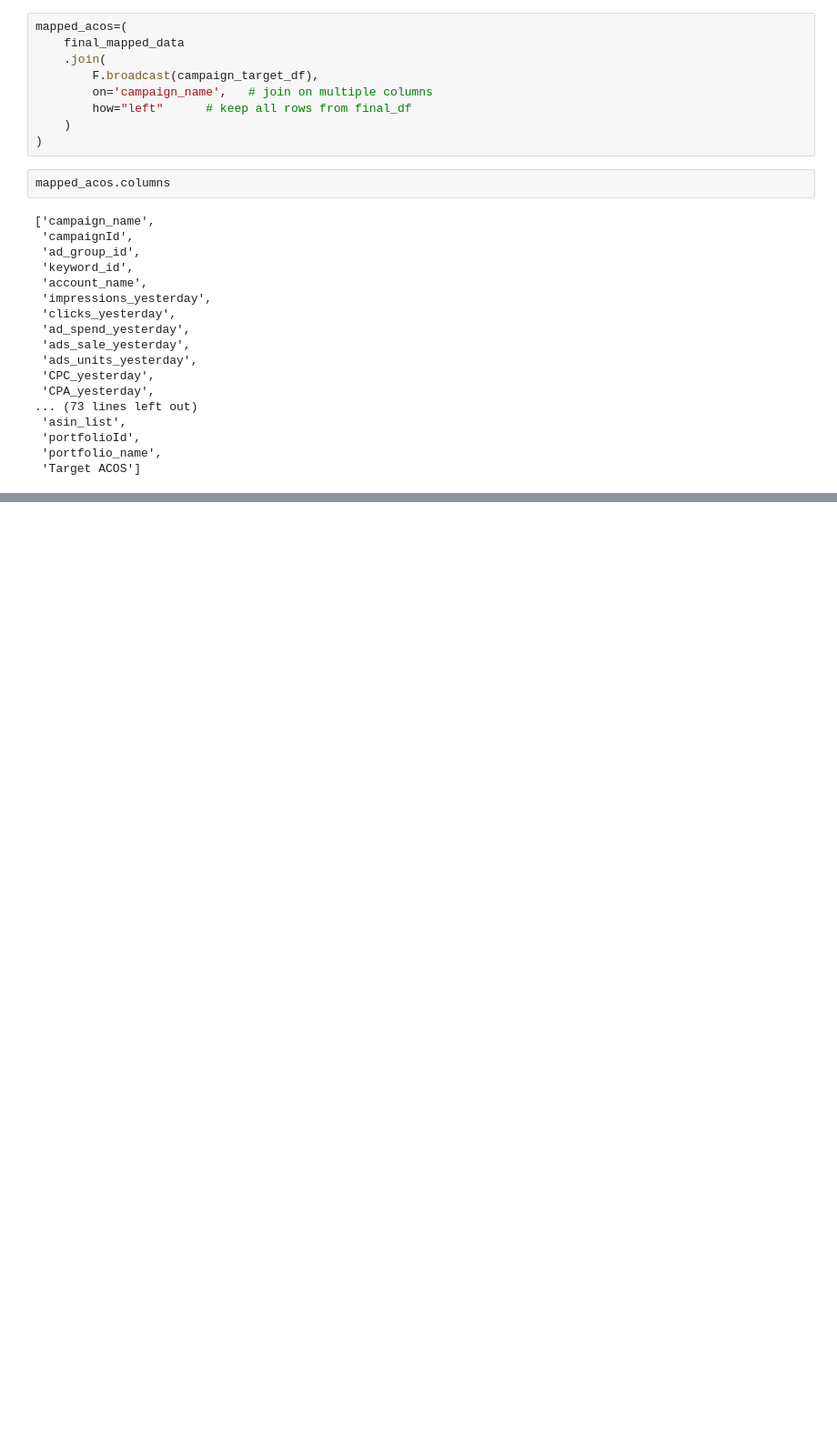
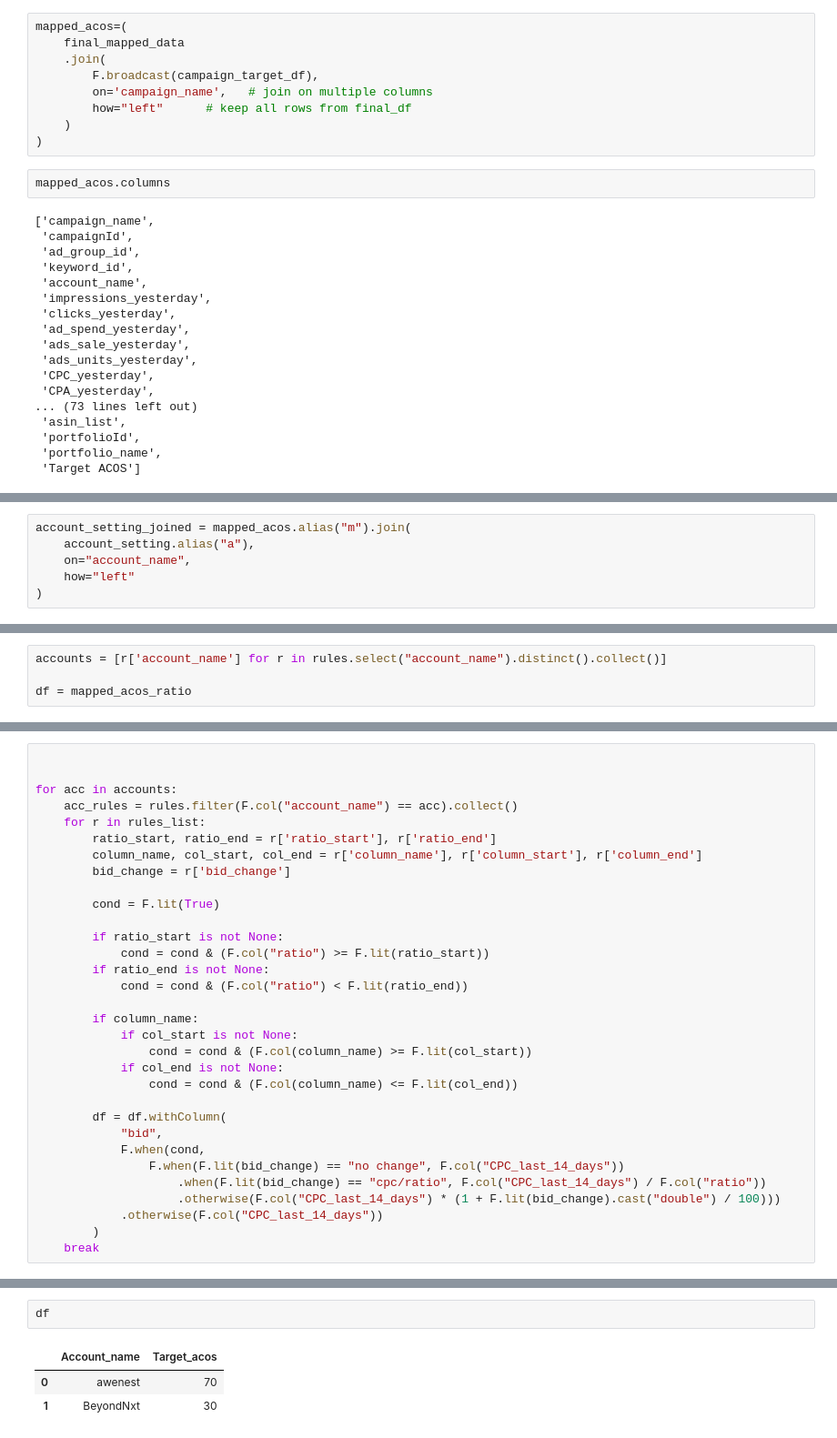
Before and after one commit to abhikashyap/data-pipeline-s3-postgres, a Jupyter notebook: src/kw_kt.ipynb, the cells around one changed output, grey strips where cells are left out. Shown at 91% size. Cells and saved outputs as stored; diff of their text form; blank space fills up the shorter version.

```diff
--- a/src/kw_kt.ipynb
+++ b/src/kw_kt.ipynb
@@ -658,0 +649,6 @@ only showing top 20 rows
+# %%
+account_setting_joined = mapped_acos.alias("m").join(
+    account_setting.alias("a"),
+    on="account_name",
+    how="left"
+)
@@ -658,0 +724,4 @@ only showing top 20 rows
+# %%
+accounts = [r['account_name'] for r in rules.select("account_name").distinct().collect()]
+
+df = mapped_acos_ratio
@@ -658,0 +732,32 @@ only showing top 20 rows
+# %%
+
+
+for acc in accounts:
+    acc_rules = rules.filter(F.col("account_name") == acc).collect()
+    for r in rules_list:
+        ratio_start, ratio_end = r['ratio_start'], r['ratio_end']
+        column_name, col_start, col_end = r['column_name'], r['column_start'], r['column_end']
+        bid_change = r['bid_change']
+
+        cond = F.lit(True)
+
+        if ratio_start is not None:
+            cond = cond & (F.col("ratio") >= F.lit(ratio_start))
+        if ratio_end is not None:
+            cond = cond & (F.col("ratio") < F.lit(ratio_end))
+
+        if column_name:
+            if col_start is not None:
+                cond = cond & (F.col(column_name) >= F.lit(col_start))
+            if col_end is not None:
+                cond = cond & (F.col(column_name) <= F.lit(col_end))
+
+        df = df.withColumn(
+            "bid",
+            F.when(cond,
+                F.when(F.lit(bid_change) == "no change", F.col("CPC_last_14_days"))
+                    .when(F.lit(bid_change) == "cpc/ratio", F.col("CPC_last_14_days") / F.col("ratio"))
+                    .otherwise(F.col("CPC_last_14_days") * (1 + F.lit(bid_change).cast("double") / 100)))
+            .otherwise(F.col("CPC_last_14_days"))
+        )
+    break
@@ -658,0 +810,6 @@ only showing top 20 rows
+# %%
+df
+# %% [output]
+|  | Account_name | Target_acos |
+| 0 | awenest | 70 |
+| 1 | BeyondNxt | 30 |
```
Also changed, not shown: parts of 16 cells of this notebook, 2 other files.
